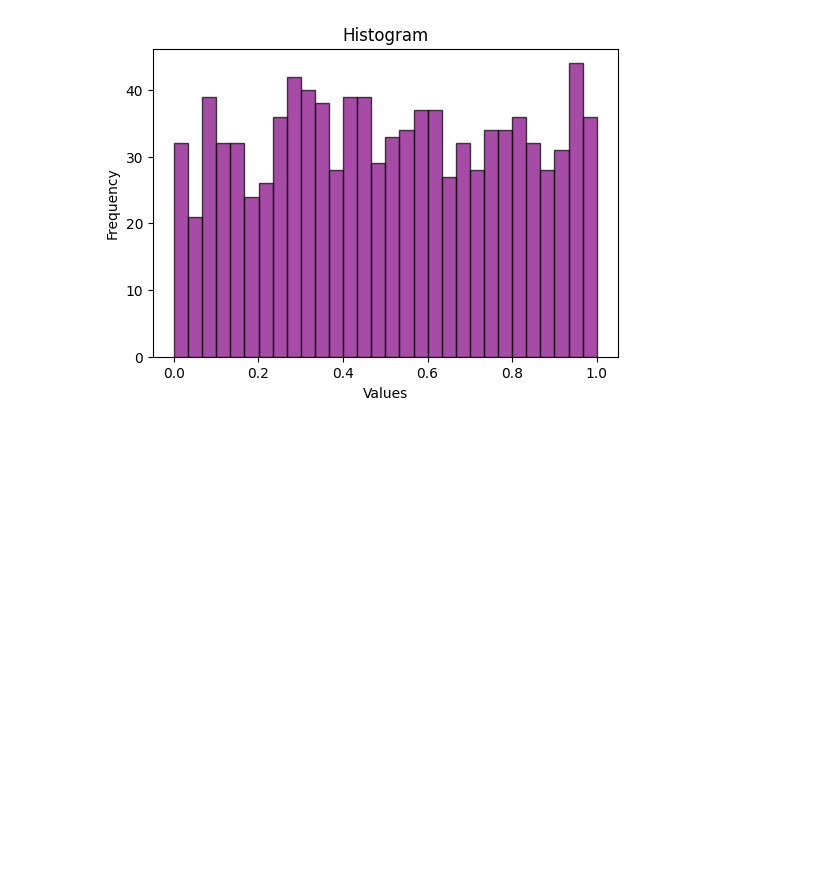
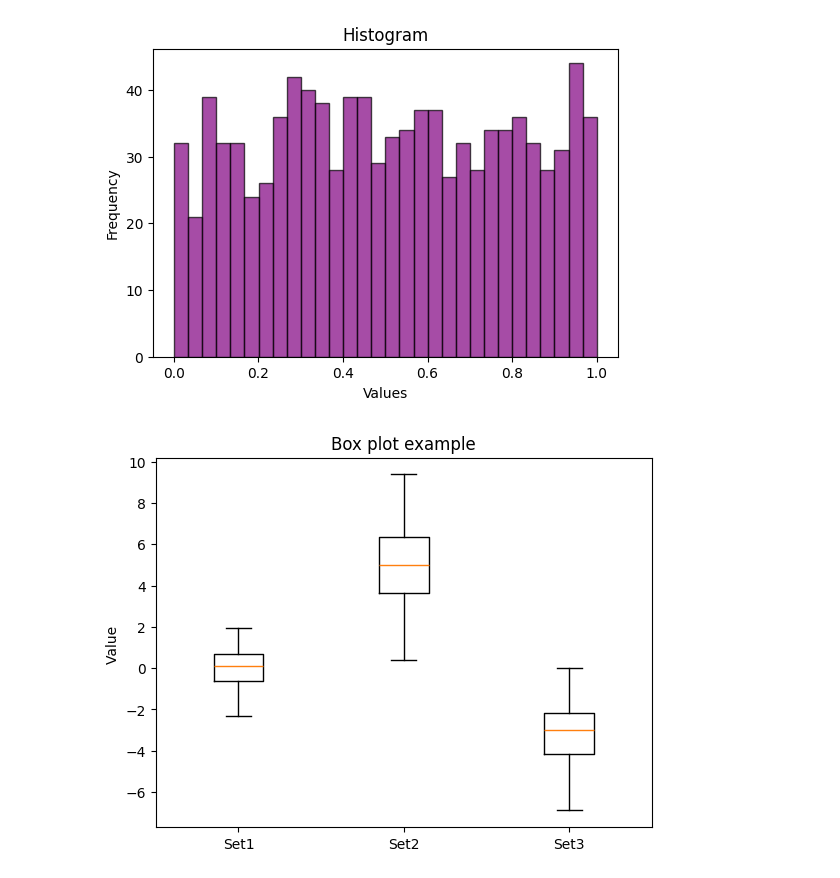
Before and after one commit to Rimuroy112/Python_programming, a Jupyter notebook: Matplotlib1.ipynb, the cells around one changed output. Cells and saved outputs as stored; diff of their text form; code cells hidden in the pictures; blank space fills up the shorter version.

```diff
--- a/Matplotlib1.ipynb
+++ b/Matplotlib1.ipynb
@@ -61,7 +61,12 @@ plt.show()
 # %%
 # Box Plot
 
 data1 = np.random.normal(0, 1, 100)
 data2 = np.random.normal(5, 2, 100)
 data3 = np.random.normal(-3, 1.5, 100)
-plt.boxplot([data1, data2, data3], tick_labels = [
+plt.boxplot([data1, data2, data3], tick_labels = ['Set1','Set2','Set3'])
+plt.title("Box plot example")
+plt.ylabel("Value ")
+plt.show()
+# %% [output]
+[figure, added]
```
Also changed, not shown: parts of 1 cell of this notebook.
